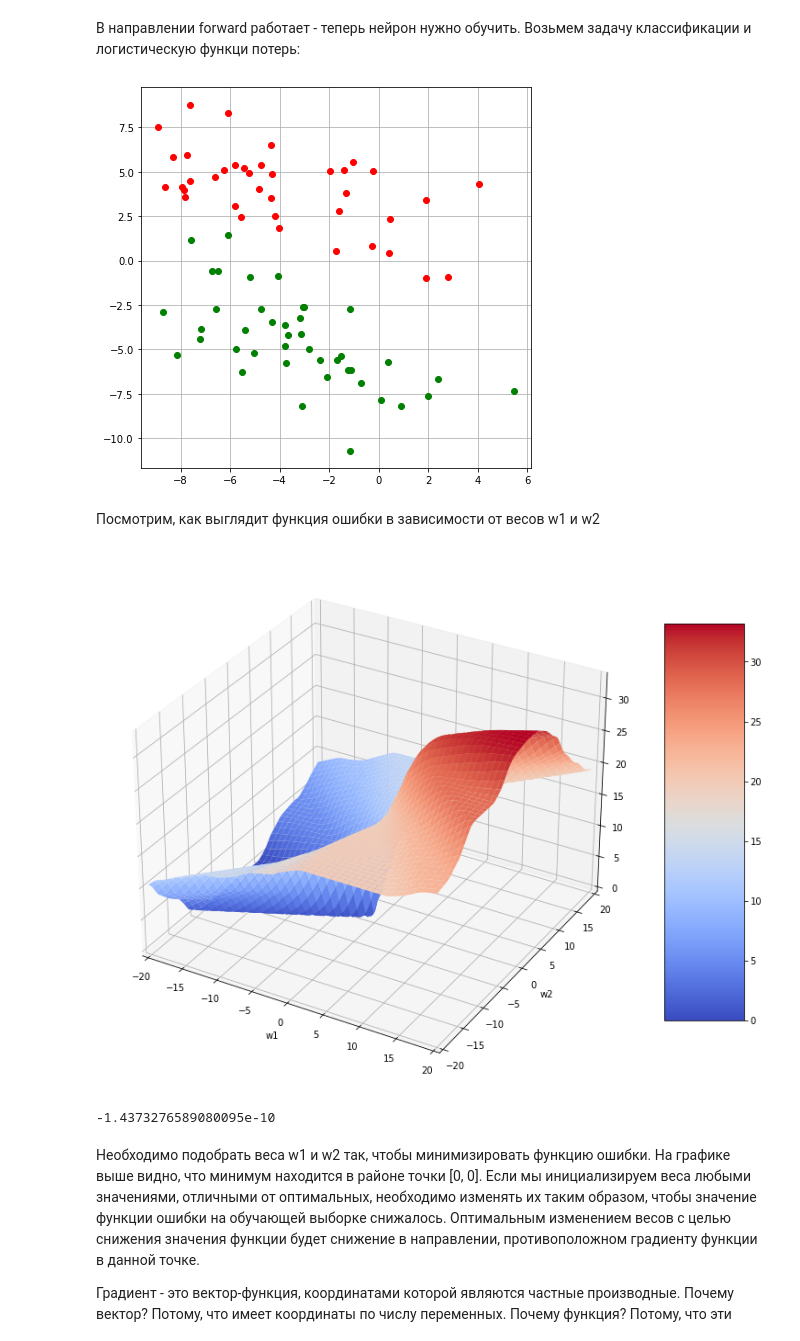
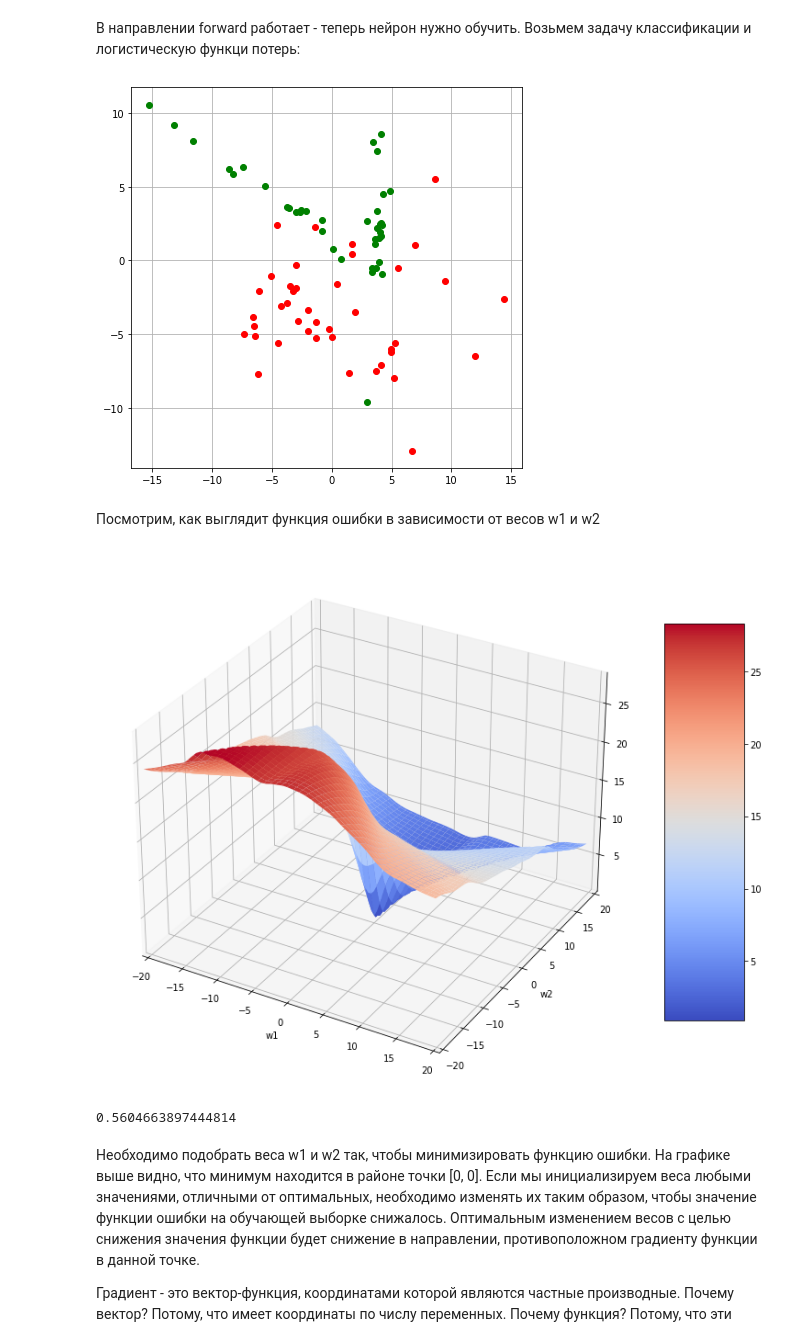
Before and after one commit to yuriy5139/MachineLearning, a Jupyter notebook: Neural Networks basics.ipynb, the cells around one changed output. Drawn from its saved outputs; the diff is of its cells as text; code cells hidden in the pictures.

```diff
--- a/Neural Networks basics.ipynb
+++ b/Neural Networks basics.ipynb
@@ -56,28 +56,24 @@ from sklearn.datasets import make_classification
 from sklearn.model_selection import train_test_split
 import numpy as np
 
-X, Y = make_classification(n_samples=100, n_features=2,
-                           n_informative=2, n_classes=2,
-                           n_redundant=0,
-                           n_clusters_per_class=1,
-                           scale = 4)
+X, Y = make_classification(n_samples = 100, n_features = 2,
+                           n_informative = 2, n_classes = 2,
+                           n_redundant = 0,
+                           n_clusters_per_class = 1,
+                           scale = 4,
+                           random_state = 2)
 
-# X, Y = make_classification(n_samples=100, n_features=2,
-#                            n_informative=2, n_classes=2,
-#                            n_redundant=0,
-#                            n_clusters_per_class=2)
-
-X_train, X_test, Y_train, Y_test = train_test_split(X, Y, test_size=20, random_state = 42)
+train_X, test_X, train_Y, test_Y = train_test_split(X, Y, test_size=20, random_state = 42)
 
 fig = plt.figure(figsize=(7, 7))
 
-plt.plot(X_train[np.where(Y_train==0), 0], X_train[np.where(Y_train==0), 1], 'ro')
-plt.plot(X_train[np.where(Y_train==1), 0], X_train[np.where(Y_train==1), 1], 'go')
+plt.plot(train_X[np.where(train_Y==0), 0], train_X[np.where(train_Y==0), 1], 'ro')
+plt.plot(train_X[np.where(train_Y==1), 0], train_X[np.where(train_Y==1), 1], 'go')
 plt.grid()
 
 plt.show()
 # %% [output]
-[figure, old version]
+[figure, new version]
 # %% [markdown]
 Посмотрим, как выглядит функция ошибки в зависимости от весов w1 и w2
 # %%
@@ -86,40 +82,40 @@ from mpl_toolkits.mplot3d import Axes3D
 from matplotlib import cm
 # %%
 def makeData(X_train, Y_train):
-    W1 = np.arange (-20, 20, 0.2)
-    W2 = np.arange (-20, 20, 0.2)
+    W1 = np.arange (-20, 20, 0.4)
+    W2 = np.arange (-20, 20, 0.4)
     w1grid, w2grid = np.meshgrid(W1, W2)
 
     lossgrid = np.zeros((len(W1), len(W2)))
     for i, w1 in enumerate(W1):
         for j, w2 in enumerate(W2):
             N = Neuron(2, sigm)
             N.w = [w1, w2]
             result = []
-            for x, y in zip(X_test, Y_test):
+            for x, y in zip(X_train, Y_train):
                 y_hat = N.forward(x)
                 result.append(logloss(y, y_hat))
-            lossgrid[i, j] = sum(result) / len(result)
+            # lossgrid[i, j] = sum(result) / len(result)
+            lossgrid[j, i] = sum(result) / len(result)
 
     return w1grid, w2grid, lossgrid
 
-x, y, U = makeData(X_train, Y_train)
+x, y, U = makeData(train_X, train_Y)
 fig = pylab.figure(figsize=(10, 12))
 axes = Axes3D(fig)
 axes.set_xlabel('w1')
 axes.set_ylabel('w2')
 axes.set_xlim(-20, 20)
 axes.set_ylim(-20, 20)
 surf = axes.plot_surface(x, y, U, cmap=cm.coolwarm)
 fig.colorbar(surf, shrink=0.5, aspect=5)
-# axes.plot_wireframe(x, y, U)
 pylab.show()
 # %% [output]
-[figure, old version]
+[figure, new version]
 # %%
 U.min()
 # %% [output]
--1.4373276589080095e-10
+0.5604663897444814
 # %% [markdown]
 Необходимо подобрать веса w1 и w2 так, чтобы минимизировать функцию ошибки. На графике выше видно, что минимум находится в районе точки [0, 0]. Если мы инициализируем веса любыми значениями, отличными от оптимальных, необходимо изменять их таким образом, чтобы значение функции ошибки на обучающей выборке снижалось. Оптимальным изменением весов с целью снижения значения функции будет снижение в направлении, противоположном градиенту функции в данной точке.
 
```
Also changed, not shown: parts of 8 cells of this notebook.
